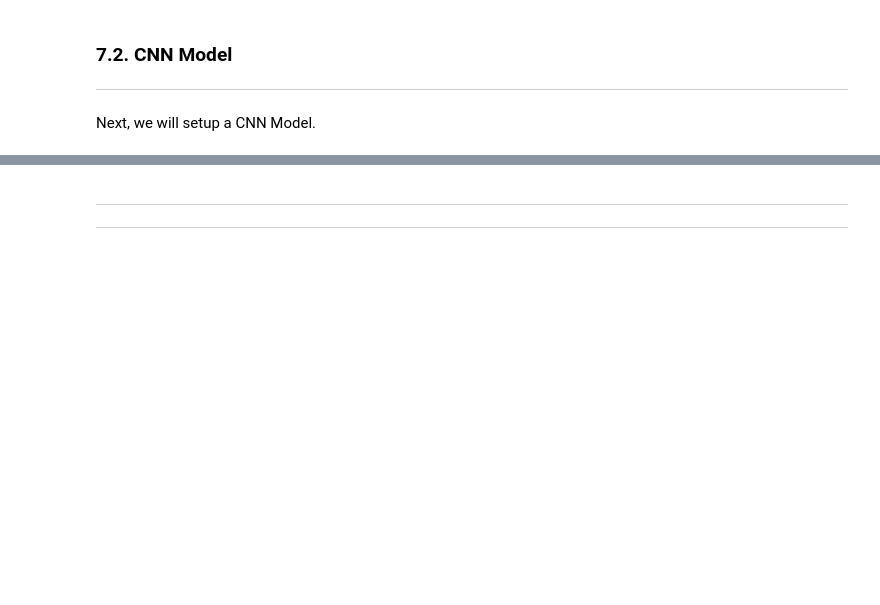
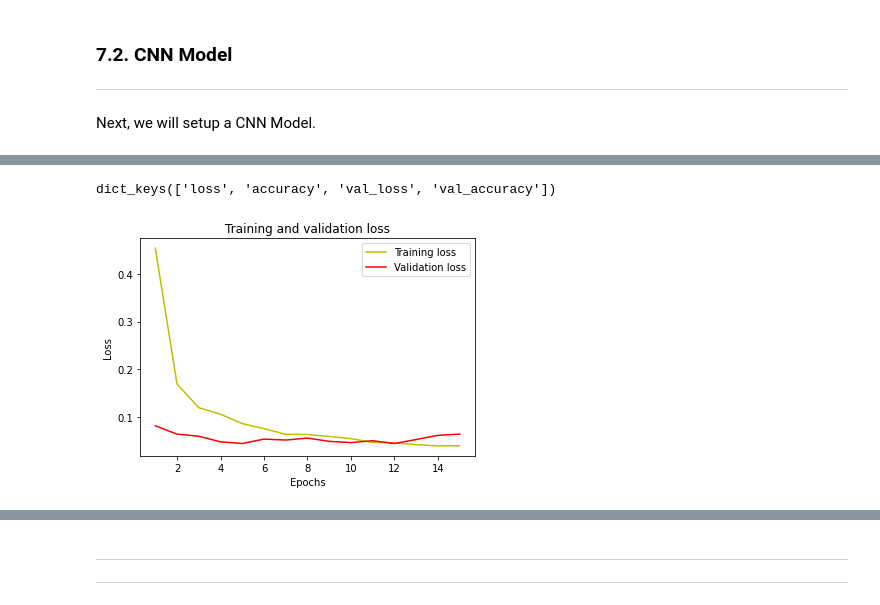
Before and after one commit to ngzhankang/Deep-Learning, a Jupyter notebook: Assignment_1.ipynb, the cells around one changed output, grey strips where cells are left out. Drawn from its saved outputs; the diff is of its cells as text; code cells hidden in the pictures; blank space fills up the shorter version.

Commit message:
Completed run for baseline model and CNN model.

```diff
--- a/Assignment_1.ipynb
+++ b/Assignment_1.ipynb
@@ -454,16 +449,3 @@ plt.show()
 ---
 
 Next, we will setup a CNN Model.
-# %%
-
-# Compile model
-model.compile(loss='categorical_crossentropy',
-              optimizer='adam', metrics=['accuracy'])
-
-# Fit the model
-model.fit(X_train, y_train, validation_data=(X_test, y_test),
-          epochs=10, batch_size=200, verbose=2)
-
-# Final evaluation of the model
-scores = model.evaluate(X_test, y_test, verbose=0)
-print("Baseline Error: %.2f%%" % (100-scores[1]*100))
@@ -469,0 +501,14 @@ print("Baseline Error: %.2f%%" % (100-scores[1]*100))
+# %%
+# reshape x_train and x_test to (n_images, x_shape, y_shape, channels)
+# we are going to make chanels be 1 as we are not dealing with rgb images.
+x_train = x_train.reshape(x_train.shape[0], 28, 28, 1)
+x_test = x_test.reshape(x_test.shape[0], 28, 28, 1)
+# %%
+# time to optimise the empty CNN model(an empty shell basically) and fit it with our training dataset
+# passing params into the newly created model and compile it
+model.compile(optimizer='adam',
+             loss='categorical_crossentropy',
+             metrics=['accuracy'])
+
+# train the model
+history = model.fit(x_train,y_train, validation_split=0.2, epochs=15, verbose=1, callbacks=[EarlyStopping(monitor='loss', patience=2)])
@@ -469,0 +533,19 @@ print("Baseline Error: %.2f%%" % (100-scores[1]*100))
+# %%
+#print the available history keys for use
+print(history.history.keys())
+# %% [output]
+dict_keys(['loss', 'accuracy', 'val_loss', 'val_accuracy'])
+# %%
+# plot a accuracy and validation loss graph to see the training and validation loss at each epoch
+loss = history.history['loss']
+val_loss = history.history['val_loss']
+epochs = range(1, len(loss) + 1)
+plt.plot(epochs, loss, 'y', label='Training loss')
+plt.plot(epochs, val_loss, 'r', label='Validation loss')
+plt.title('Training and validation loss')
+plt.xlabel('Epochs')
+plt.ylabel('Loss')
+plt.legend()
+plt.show()
+# %% [output]
+[figure, added]
```
Also changed, not shown: parts of 18 cells of this notebook.
